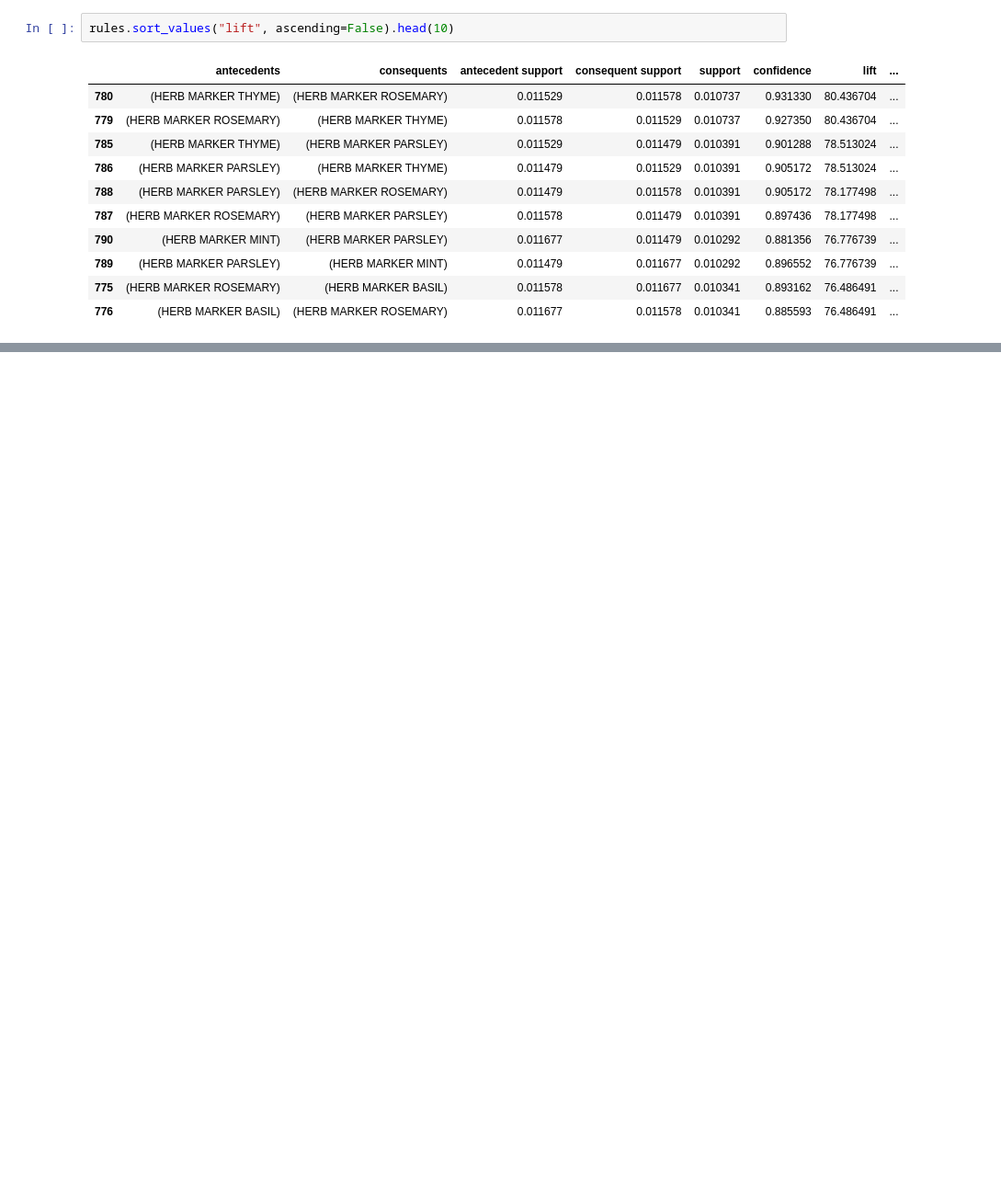
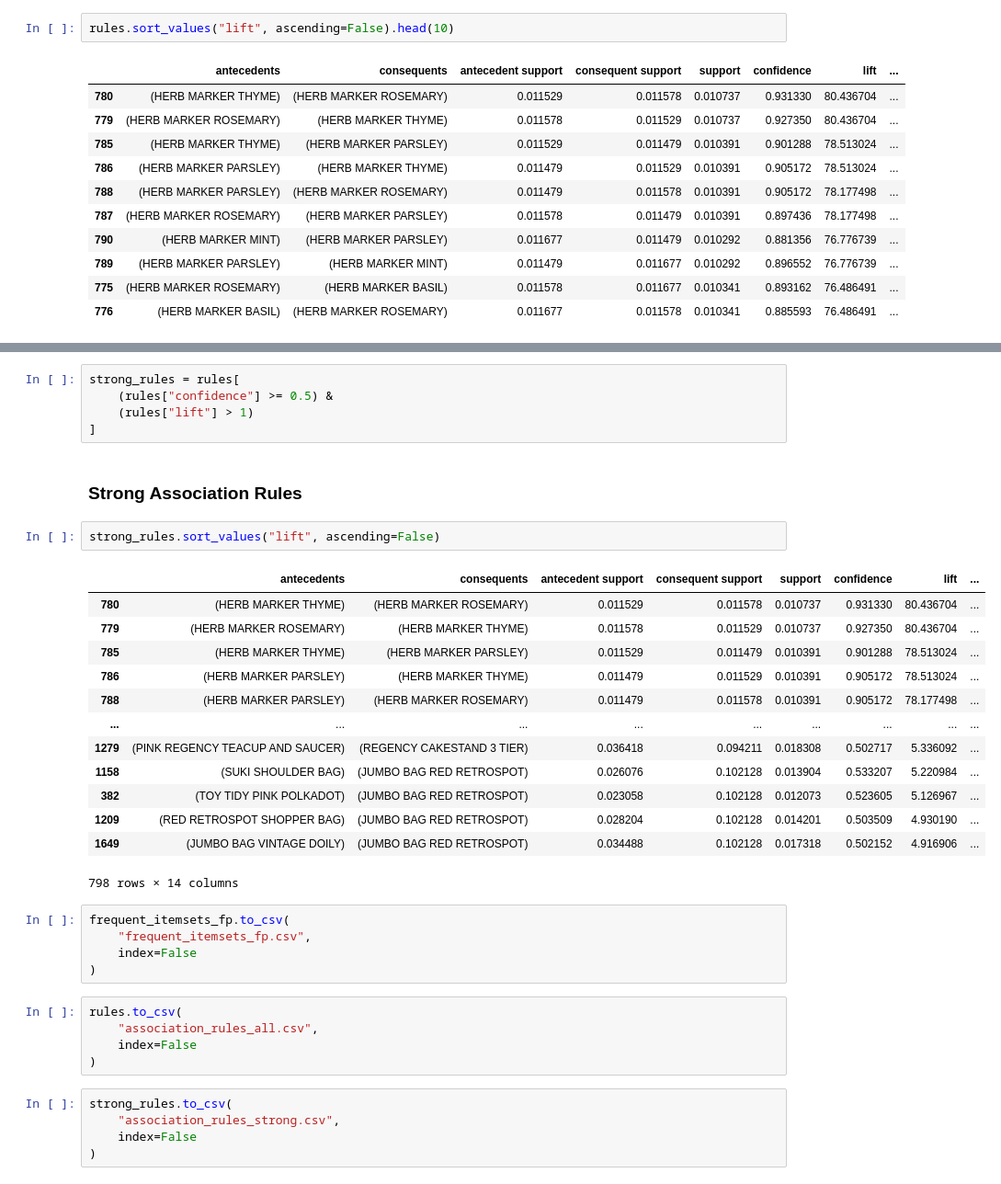
Before and after one commit to lma0lollipop/Market-Basket-Analysis, a Jupyter notebook: market-basket-analysis.ipynb, the cells around one changed output, grey strips where cells are left out. Shown at 92% size. Drawn from its saved outputs; the diff is of its cells as text; blank space fills up the shorter version.

```diff
--- a/market-basket-analysis.ipynb
+++ b/market-basket-analysis.ipynb
@@ -358,0 +371,38 @@ rules.sort_values("lift", ascending=False).head(10)
+# %%
+strong_rules = rules[
+    (rules["confidence"] >= 0.5) &
+    (rules["lift"] > 1)
+]
+# %% [markdown]
+### Strong Association Rules
+# %%
+strong_rules.sort_values("lift", ascending=False)
+# %% [output]
+|  | antecedents | consequents | antecedent support | consequent support | support | confidence | lift | ... |
+| 780 | (HERB MARKER THYME) | (HERB MARKER ROSEMARY) | 0.011529 | 0.011578 | 0.010737 | 0.931330 | 80.436704 | ... |
+| 779 | (HERB MARKER ROSEMARY) | (HERB MARKER THYME) | 0.011578 | 0.011529 | 0.010737 | 0.927350 | 80.436704 | ... |
+| 785 | (HERB MARKER THYME) | (HERB MARKER PARSLEY) | 0.011529 | 0.011479 | 0.010391 | 0.901288 | 78.513024 | ... |
+| 786 | (HERB MARKER PARSLEY) | (HERB MARKER THYME) | 0.011479 | 0.011529 | 0.010391 | 0.905172 | 78.513024 | ... |
+| 788 | (HERB MARKER PARSLEY) | (HERB MARKER ROSEMARY) | 0.011479 | 0.011578 | 0.010391 | 0.905172 | 78.177498 | ... |
+| ... | ... | ... | ... | ... | ... | ... | ... | ... |
+| 1279 | (PINK REGENCY TEACUP AND SAUCER) | (REGENCY CAKESTAND 3 TIER) | 0.036418 | 0.094211 | 0.018308 | 0.502717 | 5.336092 | ... |
+| 1158 | (SUKI SHOULDER BAG) | (JUMBO BAG RED RETROSPOT) | 0.026076 | 0.102128 | 0.013904 | 0.533207 | 5.220984 | ... |
+| 382 | (TOY TIDY PINK POLKADOT) | (JUMBO BAG RED RETROSPOT) | 0.023058 | 0.102128 | 0.012073 | 0.523605 | 5.126967 | ... |
+| 1209 | (RED RETROSPOT SHOPPER BAG) | (JUMBO BAG RED RETROSPOT) | 0.028204 | 0.102128 | 0.014201 | 0.503509 | 4.930190 | ... |
+| 1649 | (JUMBO BAG VINTAGE DOILY) | (JUMBO BAG RED RETROSPOT) | 0.034488 | 0.102128 | 0.017318 | 0.502152 | 4.916906 | ... |
+798 rows × 14 columns
+# %%
+frequent_itemsets_fp.to_csv(
+    "frequent_itemsets_fp.csv",
+    index=False
+)
+# %%
+rules.to_csv(
+    "association_rules_all.csv",
+    index=False
+)
+# %%
+strong_rules.to_csv(
+    "association_rules_strong.csv",
+    index=False
+)
```
Also changed, not shown: parts of 2 cells of this notebook, 3 other files.
